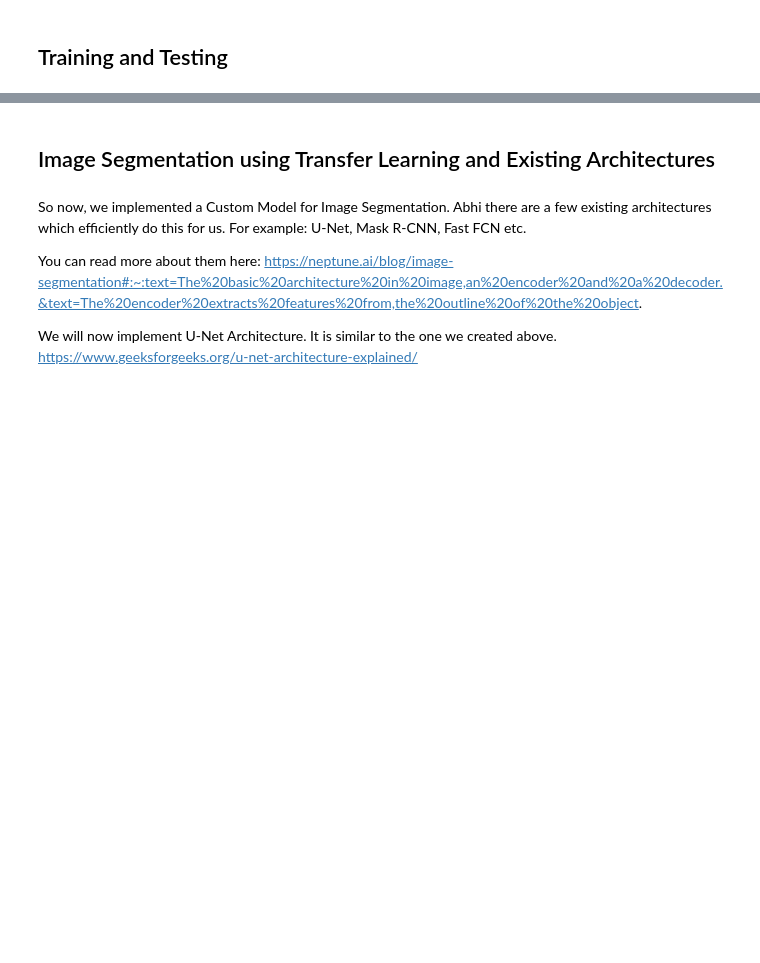
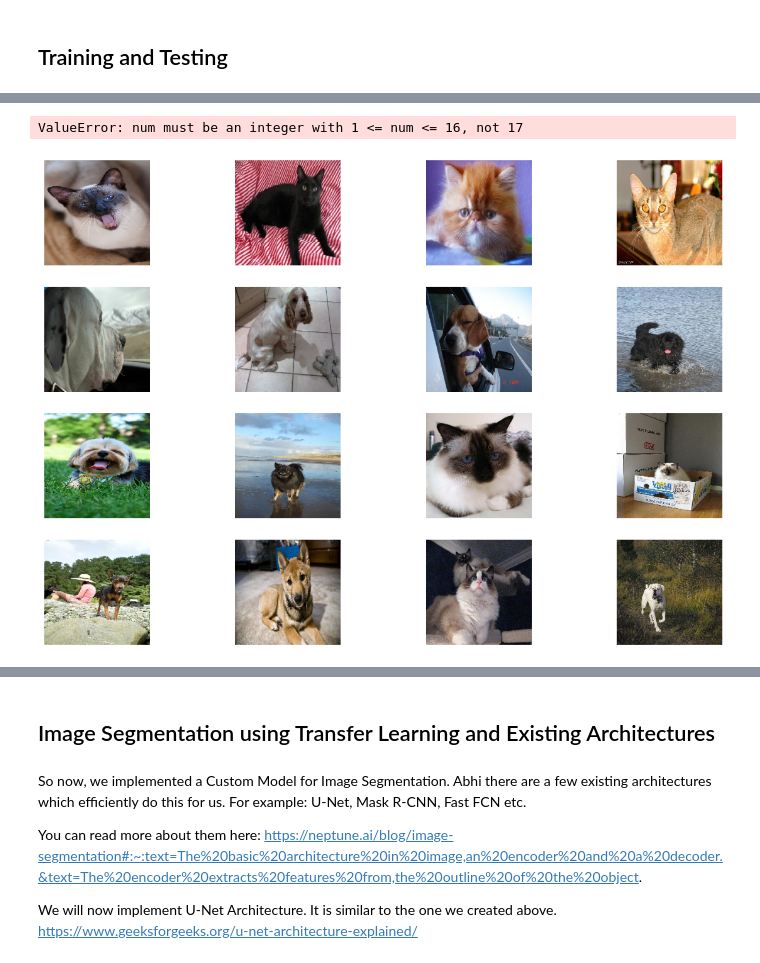
Before and after one commit to PruthaKulkarni10/Synapse_LP, a Jupyter notebook: Copy_of_Synapse_CV_Week_2_Task.ipynb, the cells around one changed output, grey strips where cells are left out. Saved outputs shown, nothing was run; the diff lists cells and outputs as text; code cells hidden in the pictures; blank space fills up the shorter version.

```diff
--- a/Copy_of_Synapse_CV_Week_2_Task.ipynb
+++ b/Copy_of_Synapse_CV_Week_2_Task.ipynb
@@ -183,19 +226,32 @@ plt.legend()
 # %%
 # Load the Saved Model using load_model
-model =
+model = keras.models.load_model('oxford_segmentation.x')
 # %%
-# Test Model
-def predict(i):
-  test_image = val_input_imgs[i]
-  plt.axis("off")
-  plt.imshow(array_to_img(test_image))
-  mask = model.predict()[0] # Predict karo. PS: Look carefully at the dimensions.
-  display_mask(mask)
+def predict_and_display(images, num_images=16):
+    plt.figure(figsize=(15, 10))
+
+    for i in range(0,16,1):
+        test_image = images[i]
+        j = i
+        plt.subplot(4, 4, j+1)
+        plt.axis("off")
+        plt.imshow(array_to_img(test_image))
+
+        # Expand dimensions to match the model's expected input shape
+        test_image = np.expand_dims(test_image, axis=0)
+        plt.subplot(4, 4, j+2)
+        # Predict and display the mask
+        pred_mask = model.predict(test_image)[0]
+        display_mask(pred_mask)
+
+    plt.show()
 
 def display_mask(pred):
     mask = np.argmax(pred, axis=-1)
     mask *= 127
     plt.axis("off")
-    plt.imshow(mask)
+    #plt.imshow(mask)  # Use a colormap for better visualization
 
-# Use or Modify the above Functions to display 20 test images in the SAME PLOT
+# Call the function to display 20 test images
+predict_and_display(val_input_imgs, num_images=20)
+# %% [output]
@@ -202,3 +273,5 @@ def display_mask(pred):
+ValueError: num must be an integer with 1 <= num <= 16, not 17
+[figure, added]
 # %%
 # Garbage Collection so that aage wale parts me issue nhi aaye
 del(model,train_input_imgs, train_targets, val_input_imgs, val_targets, history, input_imgs, targets)
```
Also changed, not shown: parts of 23 cells of this notebook.
